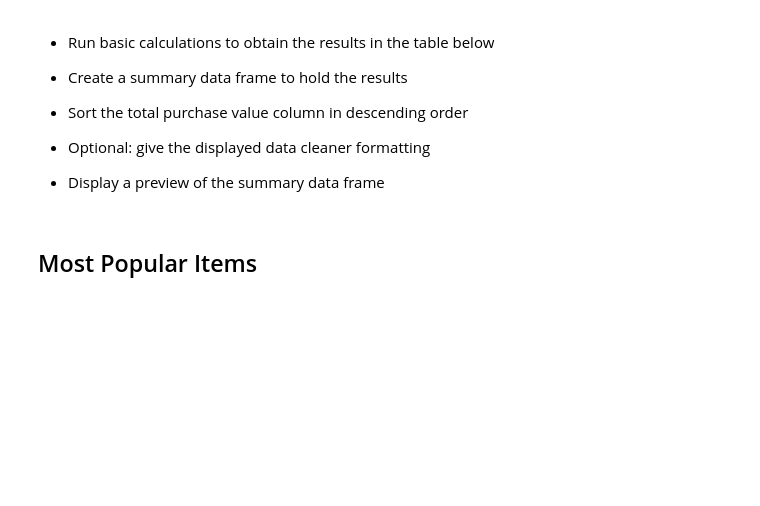
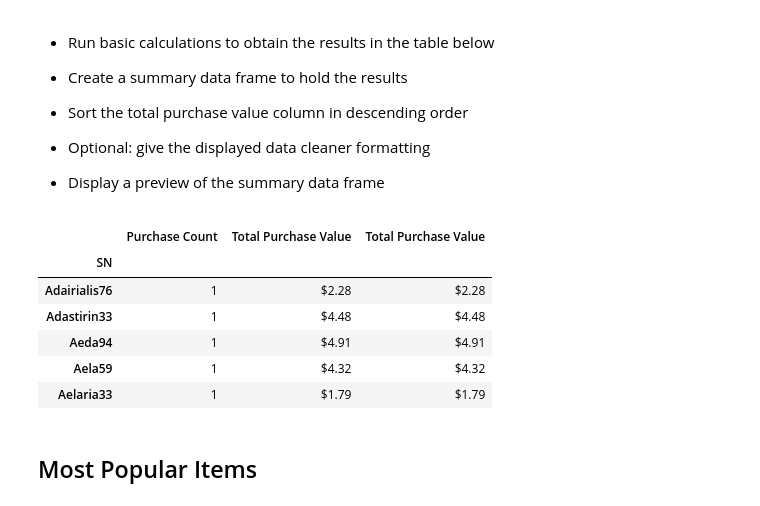
Before and after one commit to kurt89/pandas-challenge, a Jupyter notebook: Instructions/HeroesOfPymoli/HeroesOfPymoli.ipynb, the cells around one changed output. Cells and saved outputs as stored; diff of their text form; code cells hidden in the pictures; blank space fills up the shorter version.

```diff
--- a/Instructions/HeroesOfPymoli/HeroesOfPymoli.ipynb
+++ b/Instructions/HeroesOfPymoli/HeroesOfPymoli.ipynb
@@ -265,6 +351,38 @@ print(Age_LT_10_count)
 
 
 * Display a preview of the summary data frame
+# %%
+spend_group = purchase_data_df.groupby("SN")
+
+purch_per_sn = spend_group["Purchase ID"].count()
+# print(purch_per_sn)
+
+avg_purch_price = spend_group["Price"].mean()
+avg_purch_price = avg_purch_price.astype(float).map("${:,.2f}".format)
+# print(avg_purch_price)
+
+tot_purch_value = spend_group["Price"].sum()
+tot_purch_value = tot_purch_value.astype(float).map("${:,.2f}".format)
+# print(tot_purch_value)
+
+spend_group_sum_df = pd.concat([purch_per_sn, avg_purch_price, tot_purch_value], axis=1)
+spend_group_sum_df = spend_group_sum_df.rename(columns={"Purchase ID" : "Purchase Count",
+                                            "Price" : "Average Purchase Price",
+                                            "Price" : "Total Purchase Value",})
+
+sort_group_sum_df = spend_group_sum_df.sort_values("SN", ascending = True)
+sort_group_sum_df.head(5)
+
+############## RENAME 3RD COLUMN "Average Purchase Price" #########################
+############## SORT BY 3RD COLUMN #################################################
+# %% [output]
+|  | Purchase Count | Total Purchase Value | Total Purchase Value |
+| SN |  |  |  |
+| Adairialis76 | 1 | $2.28 | $2.28 |
+| Adastirin33 | 1 | $4.48 | $4.48 |
+| Aeda94 | 1 | $4.91 | $4.91 |
+| Aela59 | 1 | $4.32 | $4.32 |
+| Aelaria33 | 1 | $1.79 | $1.79 |
 # %% [markdown]
 ## Most Popular Items
 # %% [markdown]
```
Also changed, not shown: parts of 10 cells of this notebook, 1 other file.
